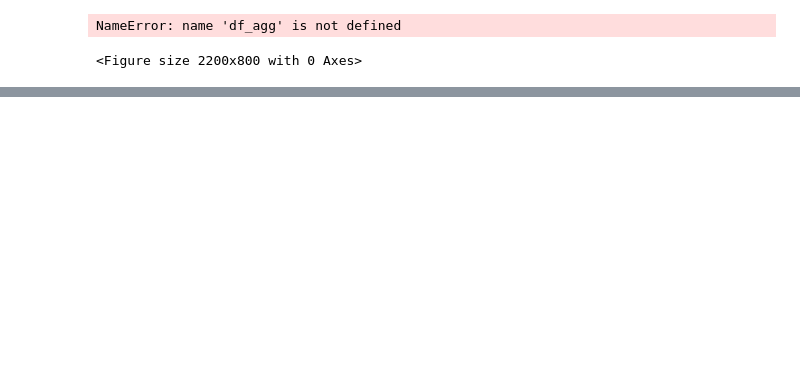
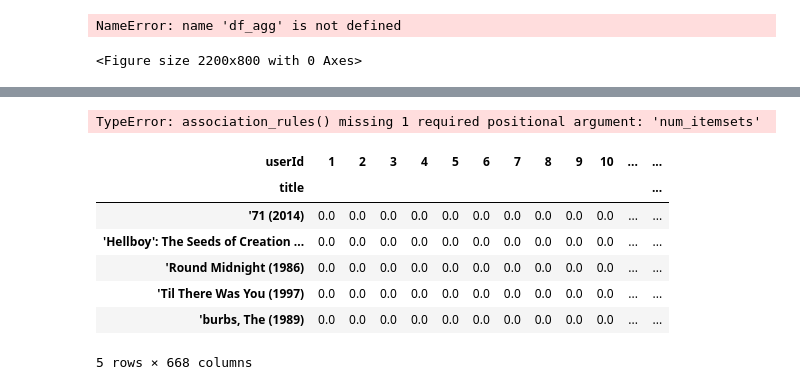
Before and after one commit to JeongDell/Things-that-Data-Analysis-Must-Know, a Jupyter notebook: CH-13/ML.ipynb, the cells around one changed output, grey strips where cells are left out. Cells and saved outputs as stored; diff of their text form; code cells hidden in the pictures; blank space fills up the shorter version.

```diff
--- a/CH-13/ML.ipynb
+++ b/CH-13/ML.ipynb
@@ -550,0 +747,5 @@ auto_arima_model.plot_diagnostics(figsize=(15,5))
+# %%
+# 향상도 5 이상 상품 조합 추출
+association_rules(itemset_apriori, metric="lift", min_threshold=5)
+# %% [output]
+TypeError: association_rules() missing 1 required positional argument: 'num_itemsets'
@@ -550,0 +758,27 @@ auto_arima_model.plot_diagnostics(figsize=(15,5))
+# %%
+df_movies = pd.read_csv("movies.csv")
+df_ratings = pd.read_csv("ratings.csv")
+# %%
+# 고객, 영화 유사도 측정을 위한 전치 데이터셋 생성
+
+# ratings 데이터와 movies 데이터 결합
+df_merge = pd.merge(df_ratings, df_movies, on="movieId")
+
+# 고객-아이템 평점 행렬 생성
+df_merge_pivot = df_merge.pivot_table("rating", "userId", "title")
+
+# 결측 0으로 변환
+df_merge_pivot_null = df_merge_pivot.fillna(0)
+
+# 아이템-사용자 평점 행렬로 전치
+df_merge_pivot_T = df_merge_pivot_null.T
+df_merge_pivot_T.head()
+# %% [output]
+| userId | 1 | 2 | 3 | 4 | 5 | 6 | 7 | 8 | 9 | 10 | ... | ... |
+| title |  |  |  |  |  |  |  |  |  |  |  | ... |
+| '71 (2014) | 0.0 | 0.0 | 0.0 | 0.0 | 0.0 | 0.0 | 0.0 | 0.0 | 0.0 | 0.0 | ... | ... |
+| 'Hellboy': The Seeds of Creation ... | 0.0 | 0.0 | 0.0 | 0.0 | 0.0 | 0.0 | 0.0 | 0.0 | 0.0 | 0.0 | ... | ... |
+| 'Round Midnight (1986) | 0.0 | 0.0 | 0.0 | 0.0 | 0.0 | 0.0 | 0.0 | 0.0 | 0.0 | 0.0 | ... | ... |
+| 'Til There Was You (1997) | 0.0 | 0.0 | 0.0 | 0.0 | 0.0 | 0.0 | 0.0 | 0.0 | 0.0 | 0.0 | ... | ... |
+| 'burbs, The (1989) | 0.0 | 0.0 | 0.0 | 0.0 | 0.0 | 0.0 | 0.0 | 0.0 | 0.0 | 0.0 | ... | ... |
+5 rows × 668 columns
```
Also changed, not shown: parts of 31 cells of this notebook.
